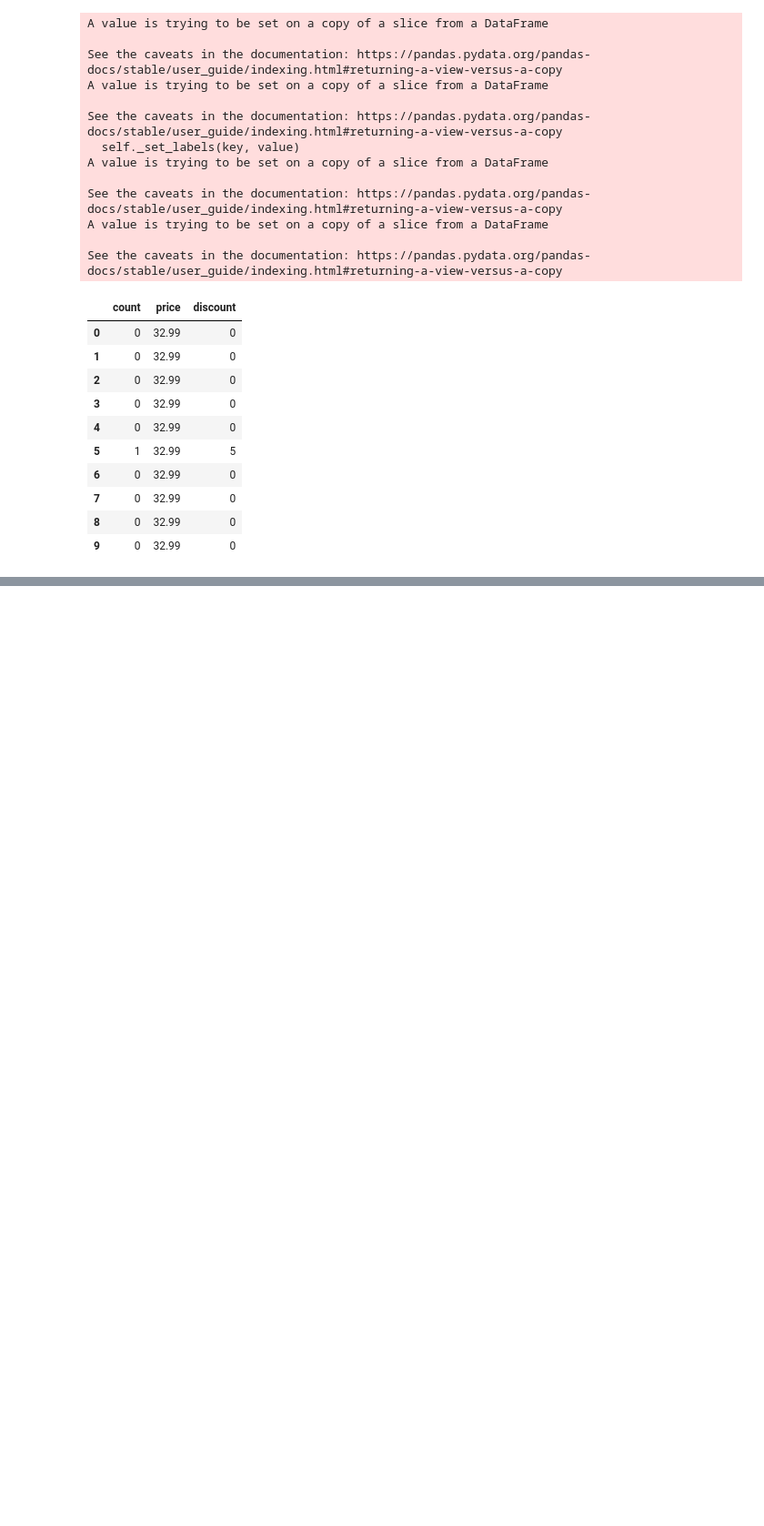
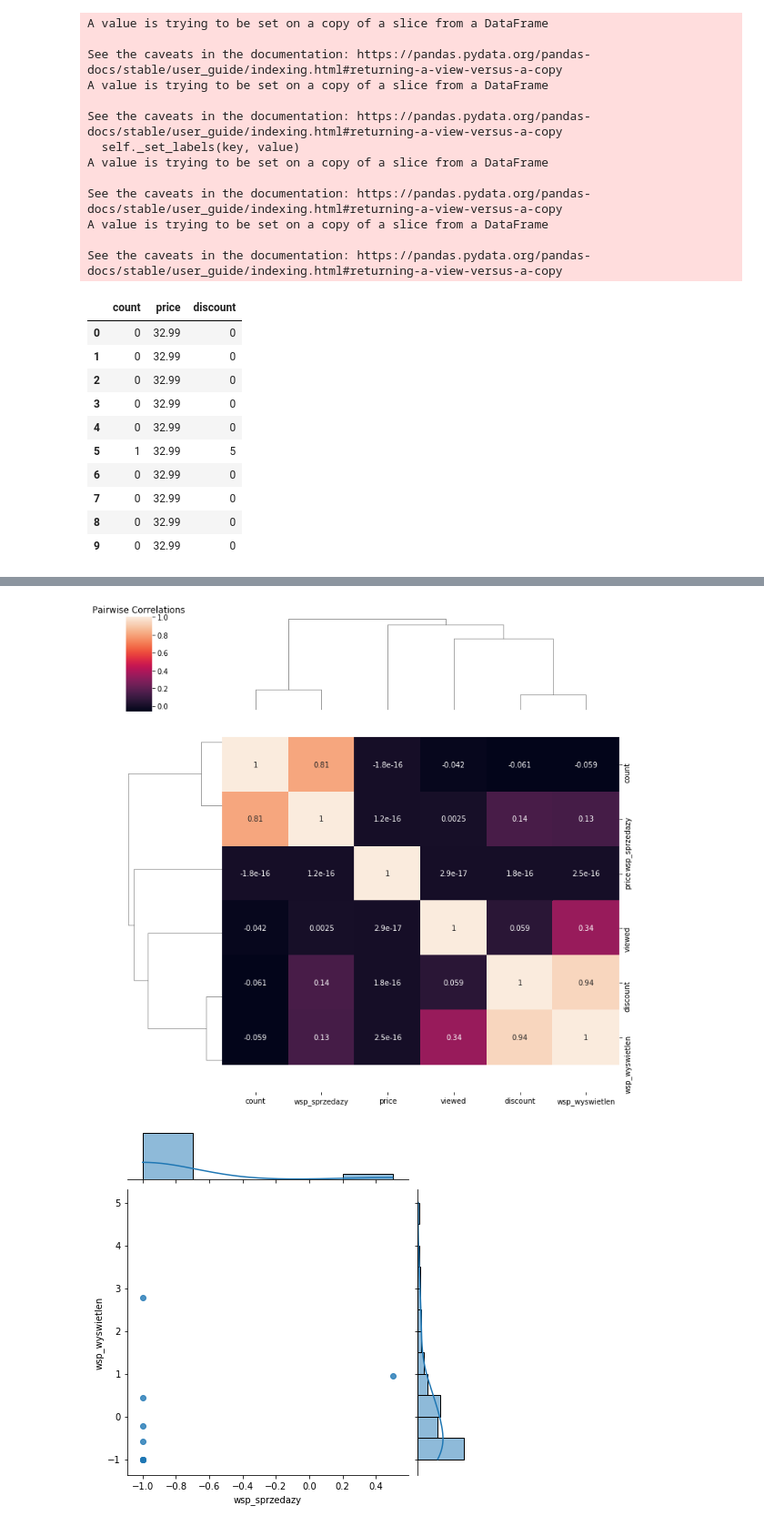
Before and after one commit to Rolkarolka/Delivery-optimization, a Jupyter notebook: notebooks/advanced_model.ipynb, the cells around one changed output, grey strips where cells are left out. Shown: that part at 91% size. Drawn from its saved outputs; the diff is of its cells as text; code cells hidden in the pictures; blank space fills up the shorter version.

```diff
--- a/notebooks/advanced_model.ipynb
+++ b/notebooks/advanced_model.ipynb
@@ -187,0 +491,13 @@ See the caveats in the documentation: https://pandas.pydata.org/pandas-docs/stab
+# %%
+df = z
+g = sns.clustermap(df.corr(), annot=True)
+ax = g.ax_heatmap
+bottom, top = ax.get_ylim()
+ax.set_ylim(bottom + 0.5, top - 0.5)
+plt.title('Pairwise Correlations')
+plt.show()
+
+sns.jointplot(x=df["wsp_sprzedazy"].pct_change().dropna(), y=df['wsp_wyswietlen'].pct_change().dropna(), kind="reg");
+# %% [output]
+[figure, added]
+[figure, added]
```
Also changed, not shown: parts of 36 cells of this notebook.
